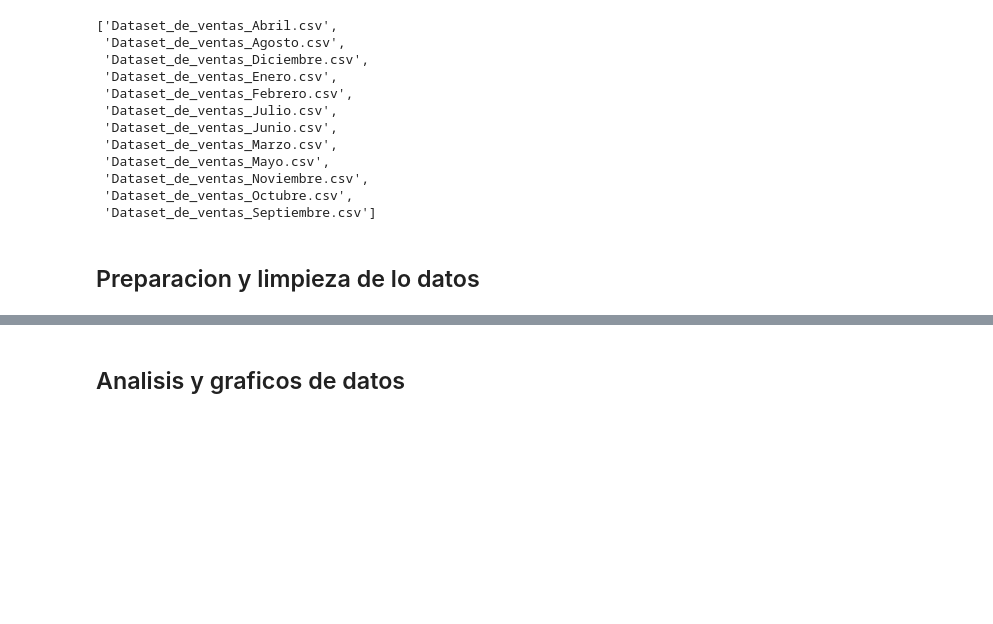
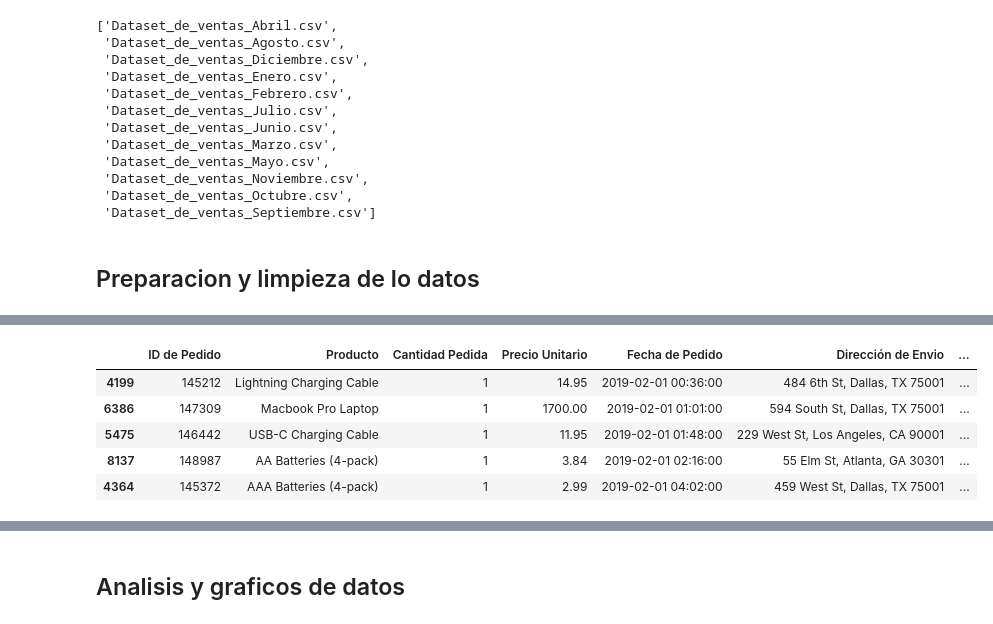
Before and after one commit to IvanGonzal0/Proyecto1_Analisis-de-Ventas-Anuales_BigData, a Jupyter notebook: BigData_Proyecto1_AnalisisDeVentas.ipynb, the cells around one changed output, grey strips where cells are left out. Drawn from its saved outputs; the diff is of its cells as text; code cells hidden in the pictures; blank space fills up the shorter version.

```diff
--- a/BigData_Proyecto1_AnalisisDeVentas.ipynb
+++ b/BigData_Proyecto1_AnalisisDeVentas.ipynb
@@ -167,3 +171,12 @@ Index(['ID de Pedido', 'Producto', 'Cantidad Pedida', 'Precio Unitario',
+# %%
+dataframe_e.tail()
+# %% [output]
+|  | ID de Pedido | Producto | Cantidad Pedida | Precio Unitario | Fecha de Pedido | Dirección de Envio | ... |
+| 4199 | 145212 | Lightning Charging Cable | 1 | 14.95 | 2019-02-01 00:36:00 | 484 6th St, Dallas, TX 75001 | ... |
+| 6386 | 147309 | Macbook Pro Laptop | 1 | 1700.00 | 2019-02-01 01:01:00 | 594 South St, Dallas, TX 75001 | ... |
+| 5475 | 146442 | USB-C Charging Cable | 1 | 11.95 | 2019-02-01 01:48:00 | 229 West St, Los Angeles, CA 90001 | ... |
+| 8137 | 148987 | AA Batteries (4-pack) | 1 | 3.84 | 2019-02-01 02:16:00 | 55 Elm St, Atlanta, GA 30301 | ... |
+| 4364 | 145372 | AAA Batteries (4-pack) | 1 | 2.99 | 2019-02-01 04:02:00 | 459 West St, Dallas, TX 75001 | ... |
 # %%
 dataframes['Febrero']
 # %% [output]
```
Also changed, not shown: parts of 34 cells of this notebook.
